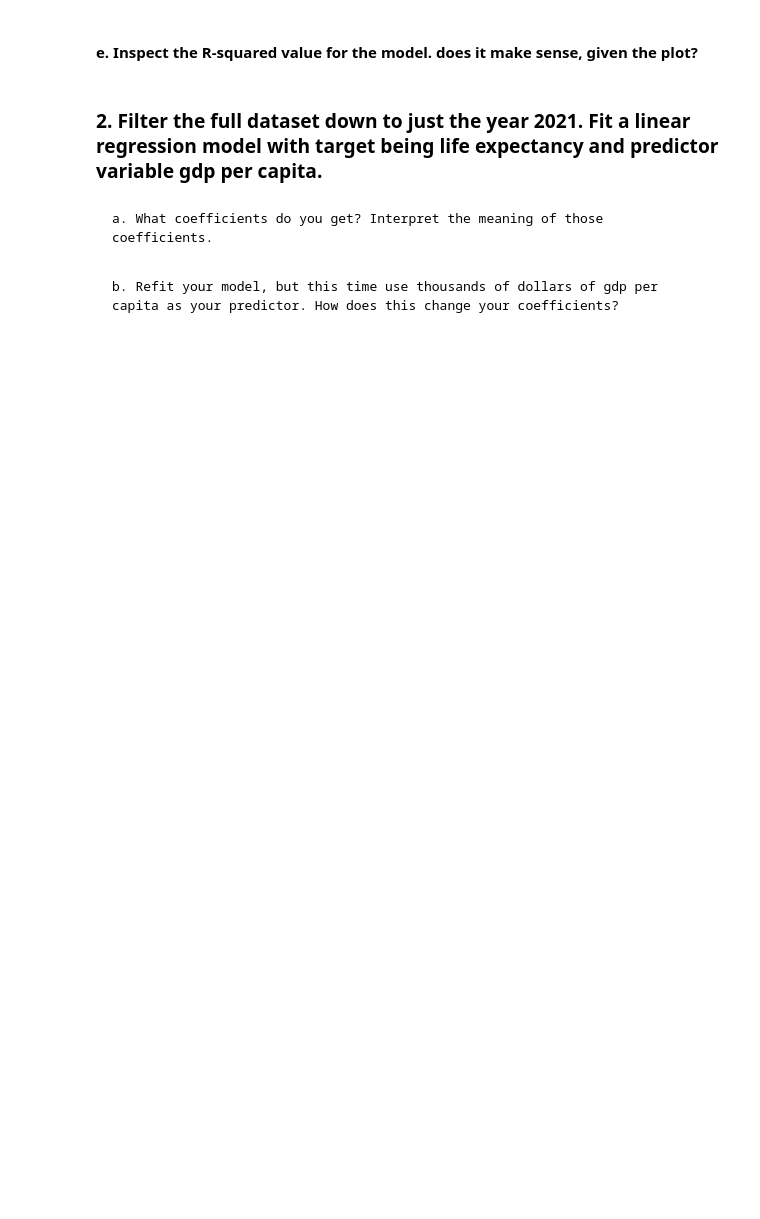
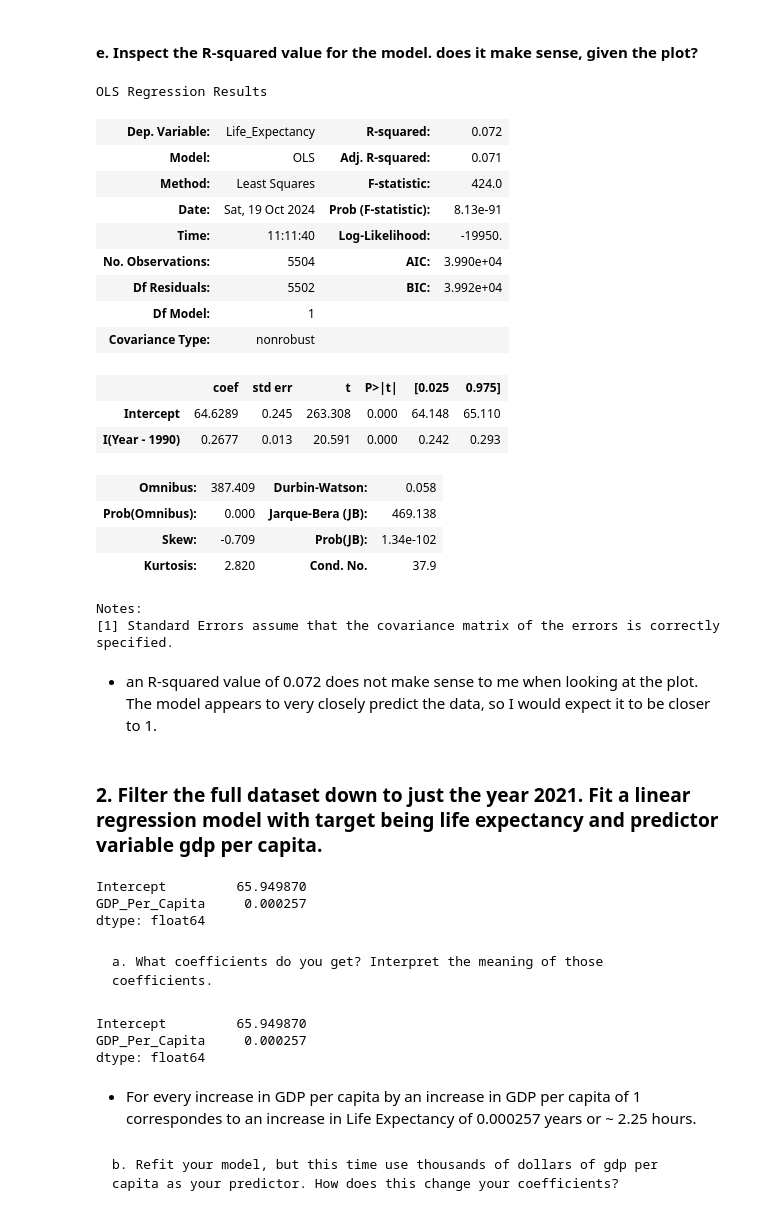
Before and after one commit to nss-data-science-cohort-8/un-linear-regression-DrewRichard7, a Jupyter notebook: notebooks/linear_regression_practice.ipynb, the cells around one changed output. Saved outputs shown, nothing was run; the diff lists cells and outputs as text; code cells hidden in the pictures; blank space fills up the shorter version.

```diff
--- a/notebooks/linear_regression_practice.ipynb
+++ b/notebooks/linear_regression_practice.ipynb
@@ -45,8 +89,47 @@ dtype: float64
 # %% [markdown]
 ####    e. Inspect the R-squared value for the model. does it make sense, given the plot?
+# %%
+lm.summary()
+# %% [output]
+OLS Regression Results
+| Dep. Variable: | Life_Expectancy | R-squared: | 0.072 |
+| Model: | OLS | Adj. R-squared: | 0.071 |
+| Method: | Least Squares | F-statistic: | 424.0 |
+| Date: | Sat, 19 Oct 2024 | Prob (F-statistic): | 8.13e-91 |
+| Time: | 11:11:40 | Log-Likelihood: | -19950. |
+| No. Observations: | 5504 | AIC: | 3.990e+04 |
+| Df Residuals: | 5502 | BIC: | 3.992e+04 |
+| Df Model: | 1 |  |  |
+| Covariance Type: | nonrobust |  |  |
+|  | coef | std err | t | P>|t| | [0.025 | 0.975] |
+| Intercept | 64.6289 | 0.245 | 263.308 | 0.000 | 64.148 | 65.110 |
+| I(Year - 1990) | 0.2677 | 0.013 | 20.591 | 0.000 | 0.242 | 0.293 |
+| Omnibus: | 387.409 | Durbin-Watson: | 0.058 |
+| Prob(Omnibus): | 0.000 | Jarque-Bera (JB): | 469.138 |
+| Skew: | -0.709 | Prob(JB): | 1.34e-102 |
+| Kurtosis: | 2.820 | Cond. No. | 37.9 |
+Notes:
+[1] Standard Errors assume that the covariance matrix of the errors is correctly specified.
+# %% [markdown]
+- an R-squared value of 0.072 does not make sense to me when looking at the plot. The model appears to very closely predict the data, so I would expect it to be closer to 1.
 # %% [markdown]
 ### 2. Filter the full dataset down to just the year 2021. Fit a linear regression model with target being life expectancy and predictor variable gdp per capita.
+# %%
+gdp_le_2021 = gdp_le[gdp_le['Year'] == 2021]
+lm_2021=smf.ols('Life_Expectancy ~ GDP_Per_Capita', data=gdp_le_2021).fit()
+# %% [output]
+Intercept         65.949870
+GDP_Per_Capita     0.000257
+dtype: float64
 # %% [markdown]
     a. What coefficients do you get? Interpret the meaning of those coefficients.
+# %%
+lm_2021.params
+# %% [output]
+Intercept         65.949870
+GDP_Per_Capita     0.000257
+dtype: float64
+# %% [markdown]
+- For every increase in GDP per capita by an increase in GDP per capita of 1 correspondes to an increase in Life Expectancy of 0.000257 years or ~ 2.25 hours.
 # %% [markdown]
     b. Refit your model, but this time use thousands of dollars of gdp per capita as your predictor. How does this change your coefficients?
```
Also changed, not shown: parts of 12 cells of this notebook.
